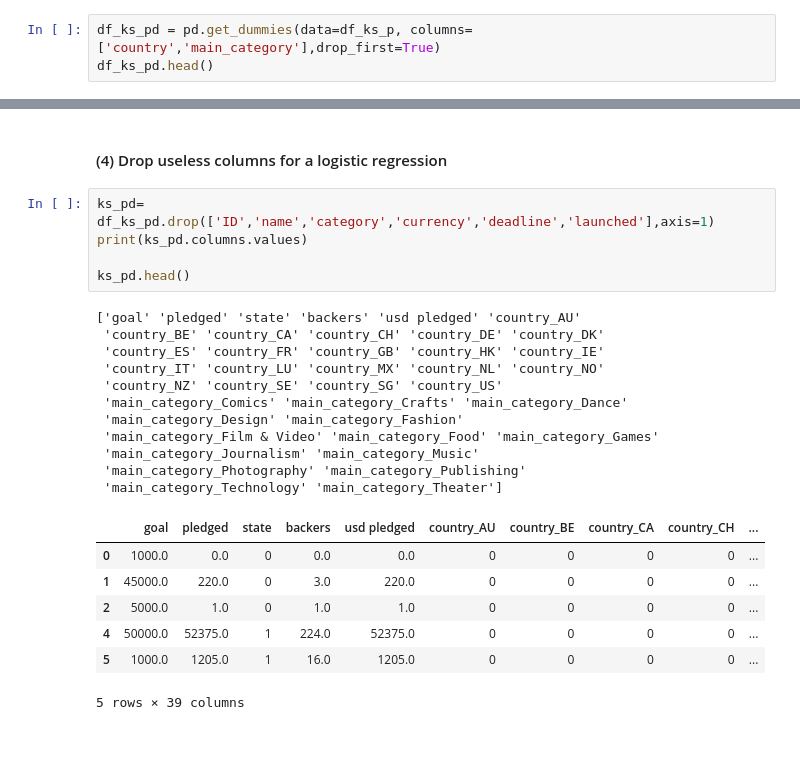
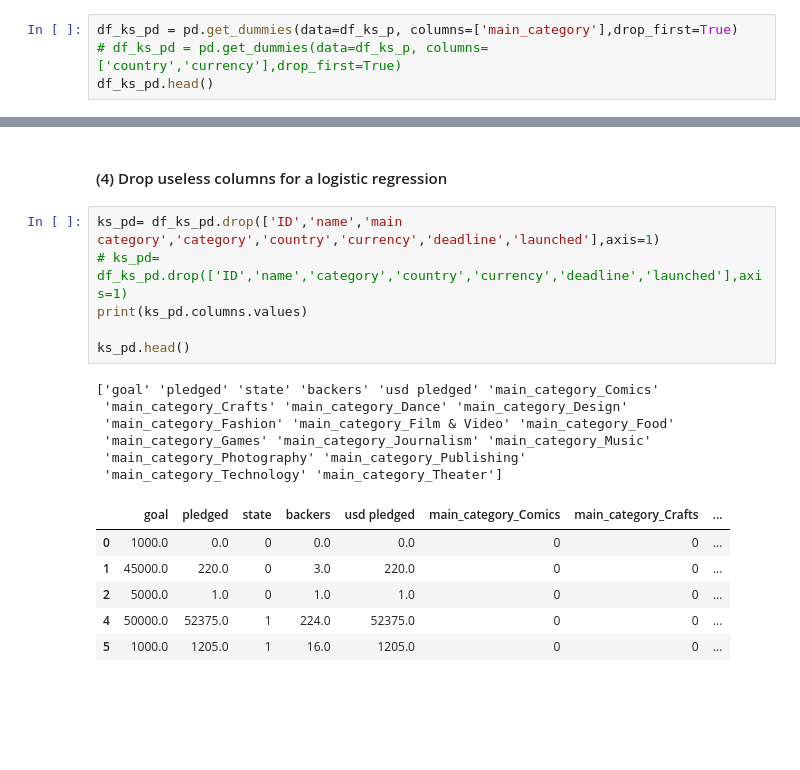
Before and after one commit to ABizCho/py_machineLearning, a Jupyter notebook: Assignment_Individual/asgmt_3_201823869.ipynb, the cells around one changed output, grey strips where cells are left out. Drawn from its saved outputs; the diff is of its cells as text; blank space fills up the shorter version.

```diff
--- a/Assignment_Individual/asgmt_3_201823869.ipynb
+++ b/Assignment_Individual/asgmt_3_201823869.ipynb
@@ -859,6 +859,7 @@ Name: state, dtype: int64
 # %% [markdown]
 #### (2) Generate dummies
 # %%
-df_ks_pd = pd.get_dummies(data=df_ks_p, columns=['country','main_category'],drop_first=True)
+df_ks_pd = pd.get_dummies(data=df_ks_p, columns=['main_category'],drop_first=True)
+# df_ks_pd = pd.get_dummies(data=df_ks_p, columns=['country','currency'],drop_first=True)
 df_ks_pd.head()
 # %% [output]
@@ -889,29 +890,24 @@ Name: state, dtype: int64
 # %% [markdown]
 #### (4) Drop useless columns for a logistic regression
 # %%
-ks_pd= df_ks_pd.drop(['ID','name','category','currency','deadline','launched'],axis=1)
+ks_pd= df_ks_pd.drop(['ID','name','main category','category','country','currency','deadline','launched'],axis=1)
+# ks_pd= df_ks_pd.drop(['ID','name','category','country','currency','deadline','launched'],axis=1)
 print(ks_pd.columns.values)
 
 ks_pd.head()
 # %% [output]
-['goal' 'pledged' 'state' 'backers' 'usd pledged' 'country_AU'
- 'country_BE' 'country_CA' 'country_CH' 'country_DE' 'country_DK'
- 'country_ES' 'country_FR' 'country_GB' 'country_HK' 'country_IE'
- 'country_IT' 'country_LU' 'country_MX' 'country_NL' 'country_NO'
- 'country_NZ' 'country_SE' 'country_SG' 'country_US'
- 'main_category_Comics' 'main_category_Crafts' 'main_category_Dance'
- 'main_category_Design' 'main_category_Fashion'
- 'main_category_Film & Video' 'main_category_Food' 'main_category_Games'
- 'main_category_Journalism' 'main_category_Music'
+['goal' 'pledged' 'state' 'backers' 'usd pledged' 'main_category_Comics'
+ 'main_category_Crafts' 'main_category_Dance' 'main_category_Design'
+ 'main_category_Fashion' 'main_category_Film & Video' 'main_category_Food'
+ 'main_category_Games' 'main_category_Journalism' 'main_category_Music'
  'main_category_Photography' 'main_category_Publishing'
  'main_category_Technology' 'main_category_Theater']
-|  | goal | pledged | state | backers | usd pledged | country_AU | country_BE | country_CA | country_CH | ... |
-| 0 | 1000.0 | 0.0 | 0 | 0.0 | 0.0 | 0 | 0 | 0 | 0 | ... |
-| 1 | 45000.0 | 220.0 | 0 | 3.0 | 220.0 | 0 | 0 | 0 | 0 | ... |
-| 2 | 5000.0 | 1.0 | 0 | 1.0 | 1.0 | 0 | 0 | 0 | 0 | ... |
-| 4 | 50000.0 | 52375.0 | 1 | 224.0 | 52375.0 | 0 | 0 | 0 | 0 | ... |
-| 5 | 1000.0 | 1205.0 | 1 | 16.0 | 1205.0 | 0 | 0 | 0 | 0 | ... |
+|  | goal | pledged | state | backers | usd pledged | main_category_Comics | main_category_Crafts | ... |
+| 0 | 1000.0 | 0.0 | 0 | 0.0 | 0.0 | 0 | 0 | ... |
+| 1 | 45000.0 | 220.0 | 0 | 3.0 | 220.0 | 0 | 0 | ... |
+| 2 | 5000.0 | 1.0 | 0 | 1.0 | 1.0 | 0 | 0 | ... |
+| 4 | 50000.0 | 52375.0 | 1 | 224.0 | 52375.0 | 0 | 0 | ... |
+| 5 | 1000.0 | 1205.0 | 1 | 16.0 | 1205.0 | 0 | 0 | ... |
-5 rows × 39 columns
 # %% [markdown]
 <br>
 # %% [markdown]
```
Also changed, not shown: parts of 5 cells of this notebook, 1 other file.
